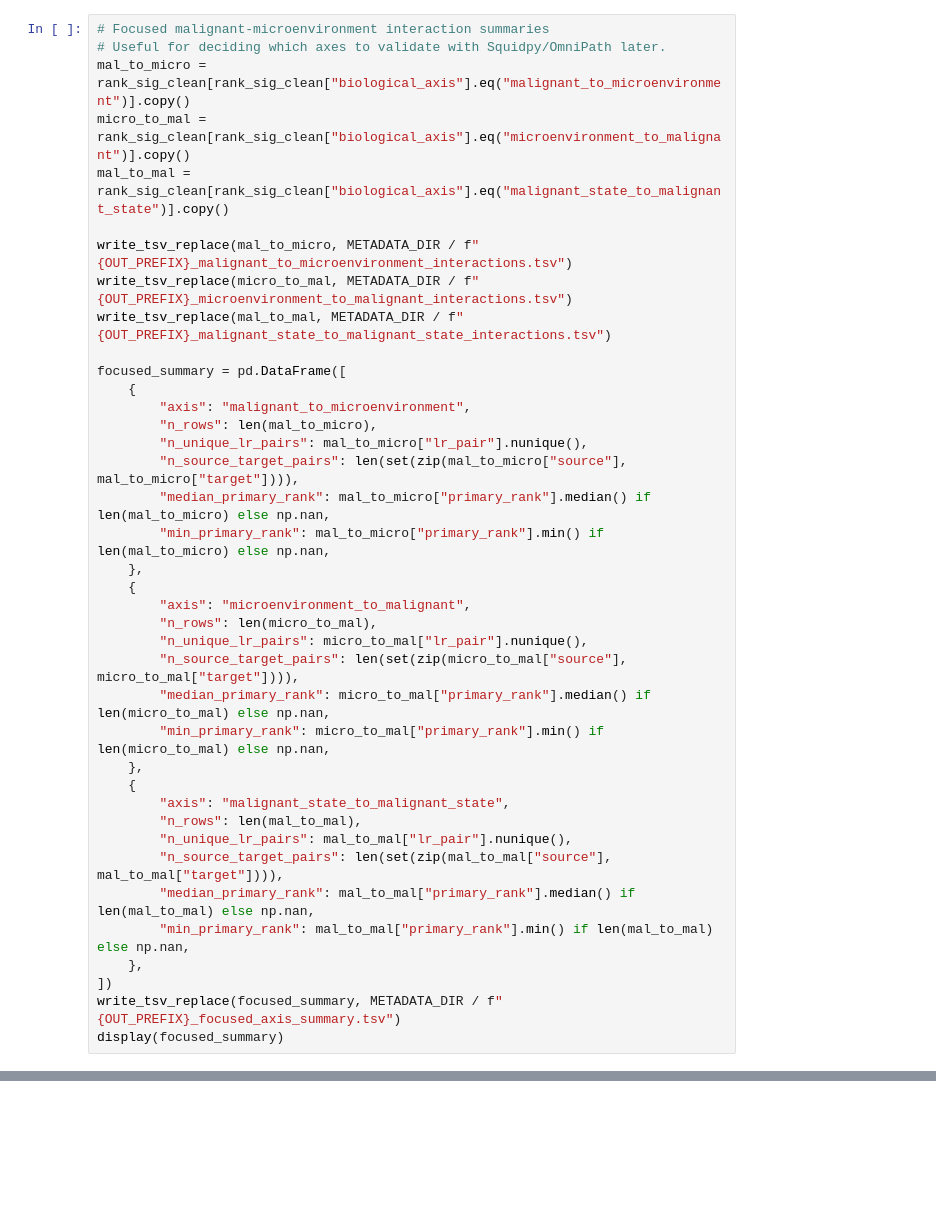
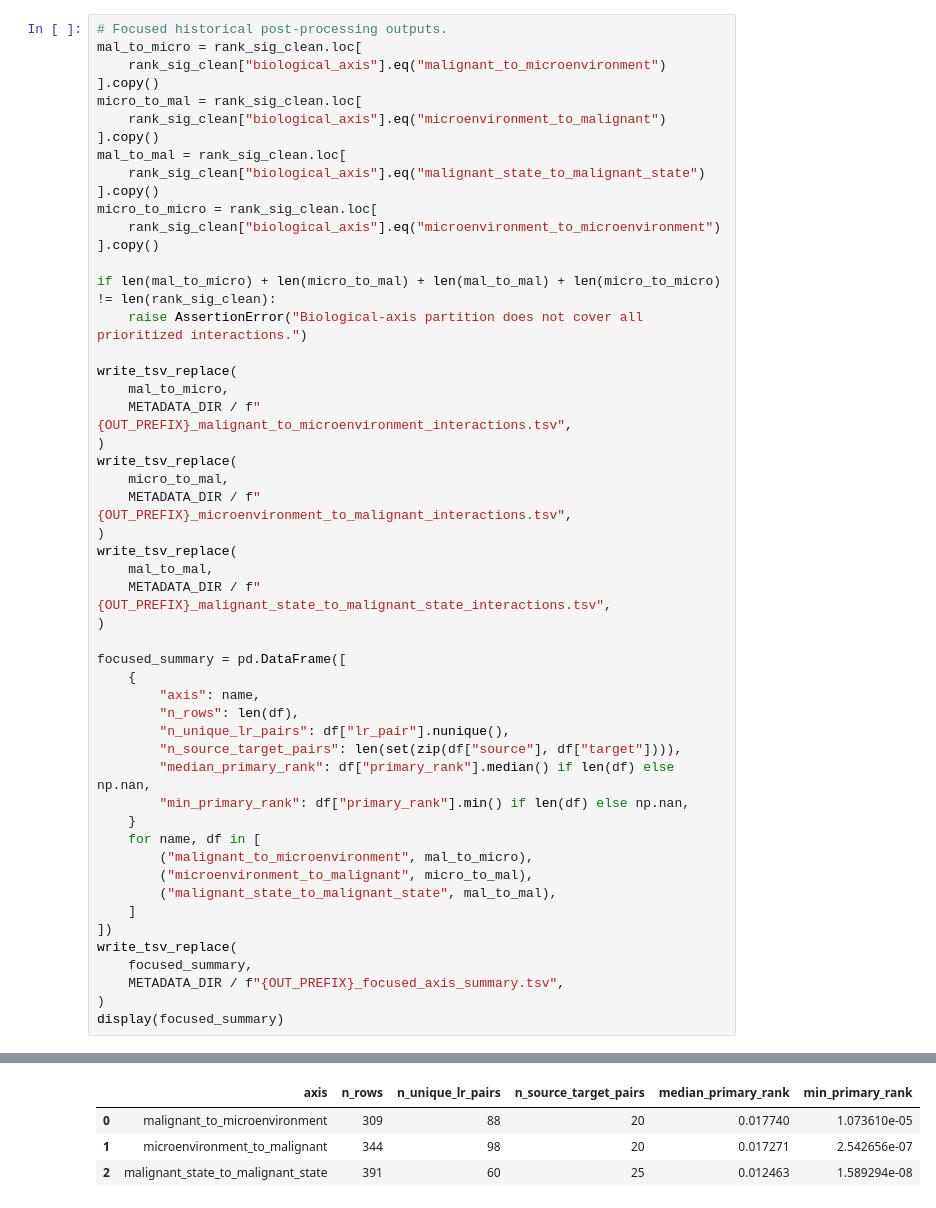
Before and after one commit to CPFeX/glioma-cnv-single-cell-atlas, a Jupyter notebook: code/01_main_analysis/27_clean_liana_global_labels.ipynb, the cells around one changed output, grey strips where cells are left out. Saved outputs shown, nothing was run; the diff lists cells and outputs as text; blank space fills up the shorter version.

```diff
--- a/code/01_main_analysis/27_clean_liana_global_labels.ipynb
+++ b/code/01_main_analysis/27_clean_liana_global_labels.ipynb
@@ -281,39 +682,52 @@ display(lr_summary.head(30))
 # %%
-# Focused malignant-microenvironment interaction summaries
-# Useful for deciding which axes to validate with Squidpy/OmniPath later.
-mal_to_micro = rank_sig_clean[rank_sig_clean["biological_axis"].eq("malignant_to_microenvironment")].copy()
-micro_to_mal = rank_sig_clean[rank_sig_clean["biological_axis"].eq("microenvironment_to_malignant")].copy()
-mal_to_mal = rank_sig_clean[rank_sig_clean["biological_axis"].eq("malignant_state_to_malignant_state")].copy()
+# Focused historical post-processing outputs.
+mal_to_micro = rank_sig_clean.loc[
+    rank_sig_clean["biological_axis"].eq("malignant_to_microenvironment")
+].copy()
+micro_to_mal = rank_sig_clean.loc[
+    rank_sig_clean["biological_axis"].eq("microenvironment_to_malignant")
+].copy()
+mal_to_mal = rank_sig_clean.loc[
+    rank_sig_clean["biological_axis"].eq("malignant_state_to_malignant_state")
+].copy()
+micro_to_micro = rank_sig_clean.loc[
+    rank_sig_clean["biological_axis"].eq("microenvironment_to_microenvironment")
+].copy()
 
-write_tsv_replace(mal_to_micro, METADATA_DIR / f"{OUT_PREFIX}_malignant_to_microenvironment_interactions.tsv")
-write_tsv_replace(micro_to_mal, METADATA_DIR / f"{OUT_PREFIX}_microenvironment_to_malignant_interactions.tsv")
-write_tsv_replace(mal_to_mal, METADATA_DIR / f"{OUT_PREFIX}_malignant_state_to_malignant_state_interactions.tsv")
+if len(mal_to_micro) + len(micro_to_mal) + len(mal_to_mal) + len(micro_to_micro) != len(rank_sig_clean):
+    raise AssertionError("Biological-axis partition does not cover all prioritized interactions.")
+
+write_tsv_replace(
+    mal_to_micro,
+    METADATA_DIR / f"{OUT_PREFIX}_malignant_to_microenvironment_interactions.tsv",
+)
+write_tsv_replace(
+    micro_to_mal,
+    METADATA_DIR / f"{OUT_PREFIX}_microenvironment_to_malignant_interactions.tsv",
+)
+write_tsv_replace(
+    mal_to_mal,
+    METADATA_DIR / f"{OUT_PREFIX}_malignant_state_to_malignant_state_interactions.tsv",
+)
 
 focused_summary = pd.DataFrame([
     {
-        "axis": "malignant_to_microenvironment",
-        "n_rows": len(mal_to_micro),
-        "n_unique_lr_pairs": mal_to_micro["lr_pair"].nunique(),
-        "n_source_target_pairs": len(set(zip(mal_to_micro["source"], mal_to_micro["target"]))),
-        "median_primary_rank": mal_to_micro["primary_rank"].median() if len(mal_to_micro) else np.nan,
-        "min_primary_rank": mal_to_micro["primary_rank"].min() if len(mal_to_micro) else np.nan,
-    },
-    {
-        "axis": "microenvironment_to_malignant",
-        "n_rows": len(micro_to_mal),
-        "n_unique_lr_pairs": micro_to_mal["lr_pair"].nunique(),
-        "n_source_target_pairs": len(set(zip(micro_to_mal["source"], micro_to_mal["target"]))),
-        "median_primary_rank": micro_to_mal["primary_rank"].median() if len(micro_to_mal) else np.nan,
-        "min_primary_rank": micro_to_mal["primary_rank"].min() if len(micro_to_mal) else np.nan,
-    },
-    {
-        "axis": "malignant_state_to_malignant_state",
-        "n_rows": len(mal_to_mal),
-        "n_unique_lr_pairs": mal_to_mal["lr_pair"].nunique(),
-        "n_source_target_pairs": len(set(zip(mal_to_mal["source"], mal_to_mal["target"]))),
-        "median_primary_rank": mal_to_mal["primary_rank"].median() if len(mal_to_mal) else np.nan,
-        "min_primary_rank": mal_to_mal["primary_rank"].min() if len(mal_to_mal) else np.nan,
-    },
+        "axis": name,
+        "n_rows": len(df),
+        "n_unique_lr_pairs": df["lr_pair"].nunique(),
+        "n_source_target_pairs": len(set(zip(df["source"], df["target"]))),
+        "median_primary_rank": df["primary_rank"].median() if len(df) else np.nan,
+        "min_primary_rank": df["primary_rank"].min() if len(df) else np.nan,
+    }
+    for name, df in [
+        ("malignant_to_microenvironment", mal_to_micro),
+        ("microenvironment_to_malignant", micro_to_mal),
+        ("malignant_state_to_malignant_state", mal_to_mal),
+    ]
 ])
-write_tsv_replace(focused_summary, METADATA_DIR / f"{OUT_PREFIX}_focused_axis_summary.tsv")
+write_tsv_replace(
+    focused_summary,
+    METADATA_DIR / f"{OUT_PREFIX}_focused_axis_summary.tsv",
+)
 display(focused_summary)
+# %% [output]
@@ -320 +738,5 @@ display(focused_summary)
+|  | axis | n_rows | n_unique_lr_pairs | n_source_target_pairs | median_primary_rank | min_primary_rank |
+| 0 | malignant_to_microenvironment | 309 | 88 | 20 | 0.017740 | 1.073610e-05 |
+| 1 | microenvironment_to_malignant | 344 | 98 | 20 | 0.017271 | 2.542656e-07 |
+| 2 | malignant_state_to_malignant_state | 391 | 60 | 25 | 0.012463 | 1.589294e-08 |
 # %%
```
Also changed, not shown: parts of 19 cells of this notebook, 19 other files.
